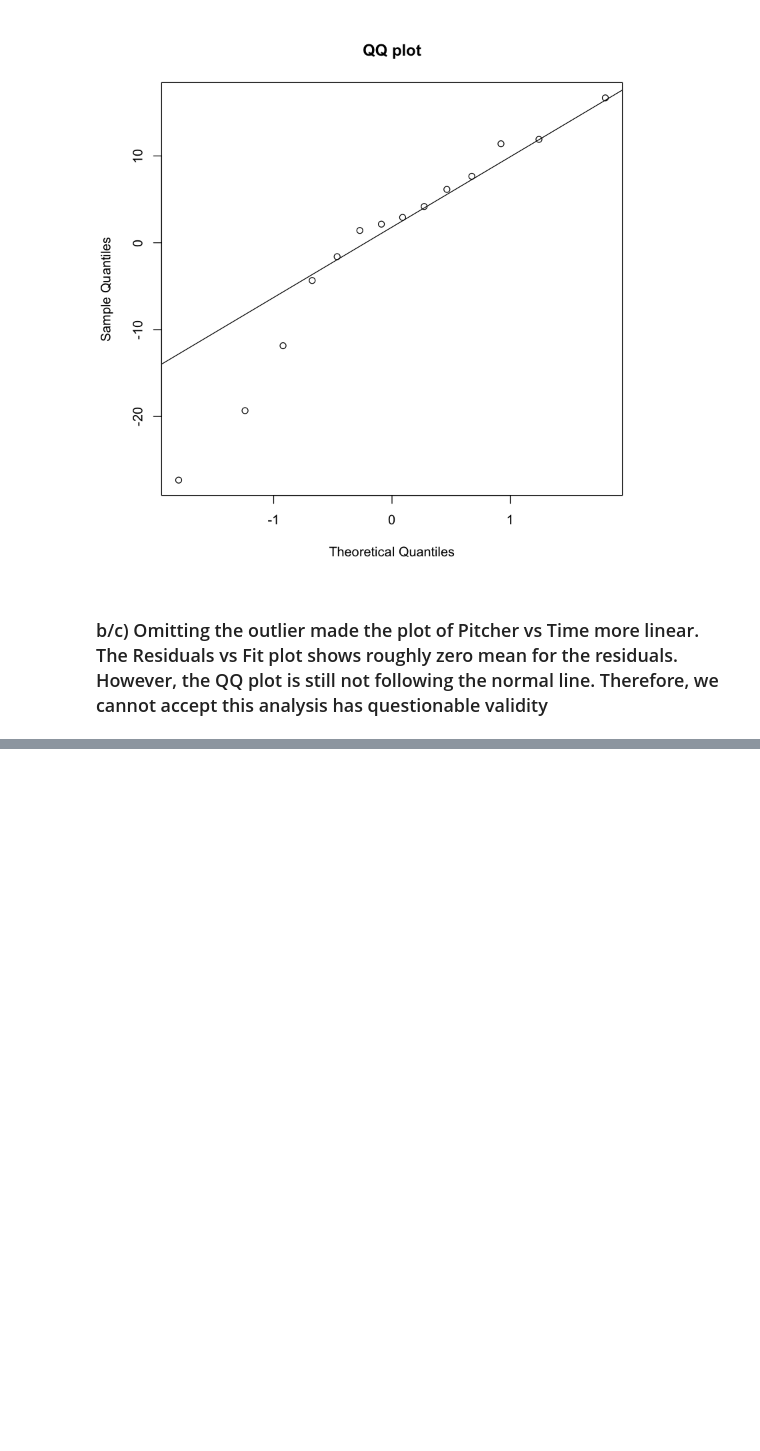
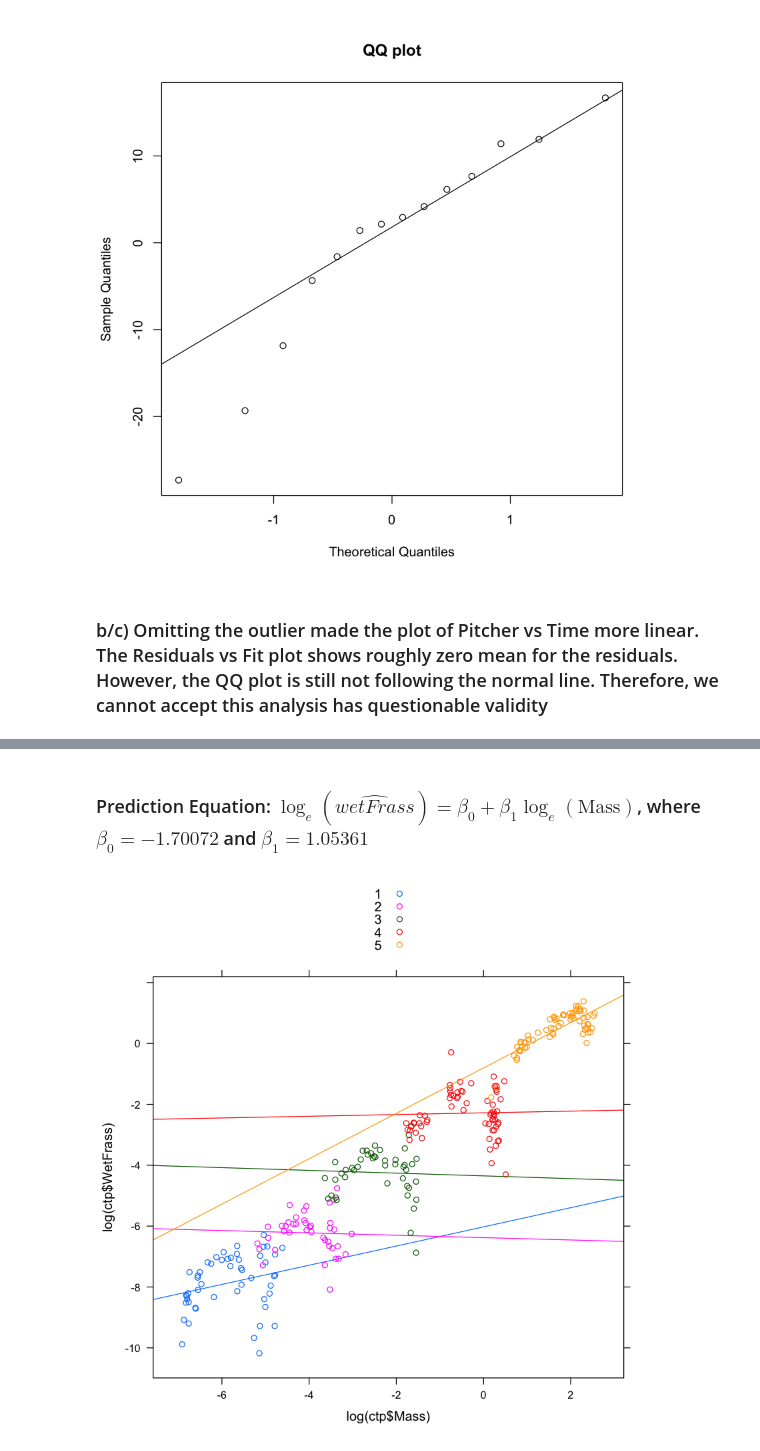
Before and after one commit to EvansDaniel/statistical-modeling-and-analysis, a Jupyter notebook: Homework1/Homework1-2.ipynb, the cells around one changed output, grey strips where cells are left out. Saved outputs shown, nothing was run; the diff lists cells and outputs as text; code cells hidden in the pictures; blank space fills up the shorter version.

```diff
--- a/Homework1/Homework1.ipynb
+++ b/Homework1/Homework1-2.ipynb
@@ -179,0 +204,7 @@ qqline(pitchersTimeLm$residuals)
+# %% [markdown]
+### Prediction Equation: $\log_{e}(\hat{wetFrass}) = \beta_0 + \beta_1 \log_{e}(\text{Mass}) $, where $\beta_0 = -1.70072$ and $\beta_1 = 1.05361$
+# %%
+# qplot(x = Mass, y = WetFrass, data = ctp, color = Instar, main = "Title")
+xyplot(log(ctp$WetFrass) ~ log(ctp$Mass), group=ctp$Instar, type=c('p', 'r'), auto.key=TRUE)
+# %% [output]
+[figure, added]
```
Also changed, not shown: parts of 21 cells of this notebook.
